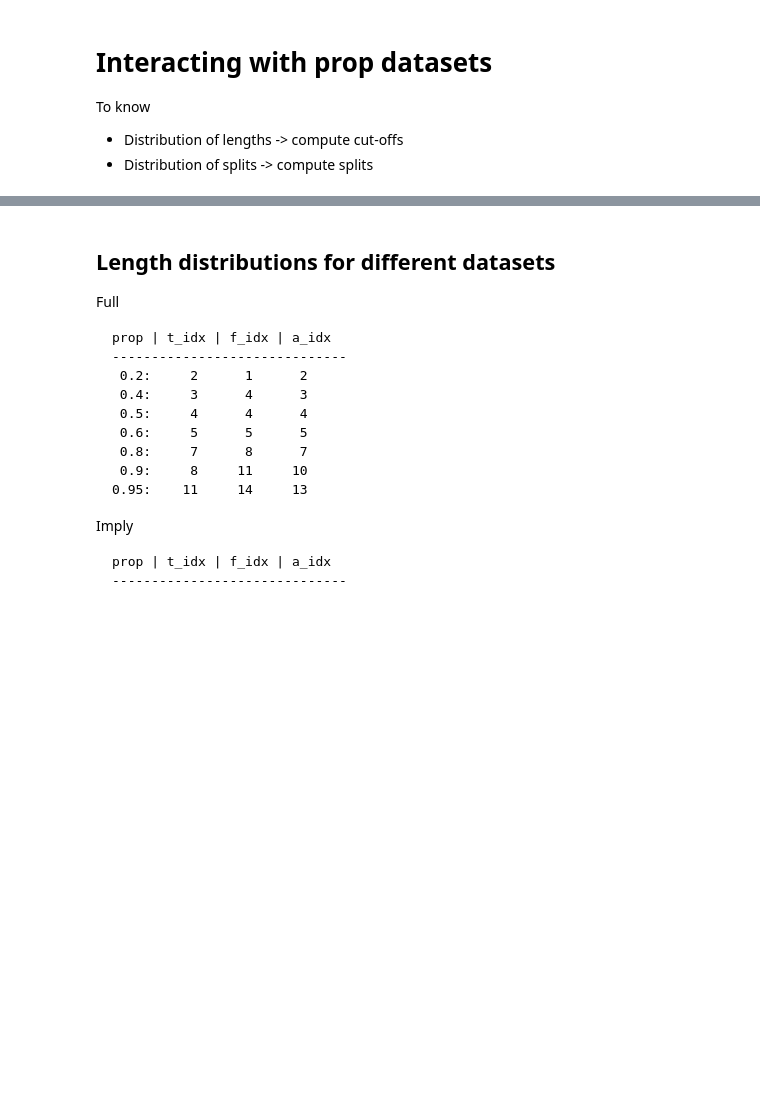
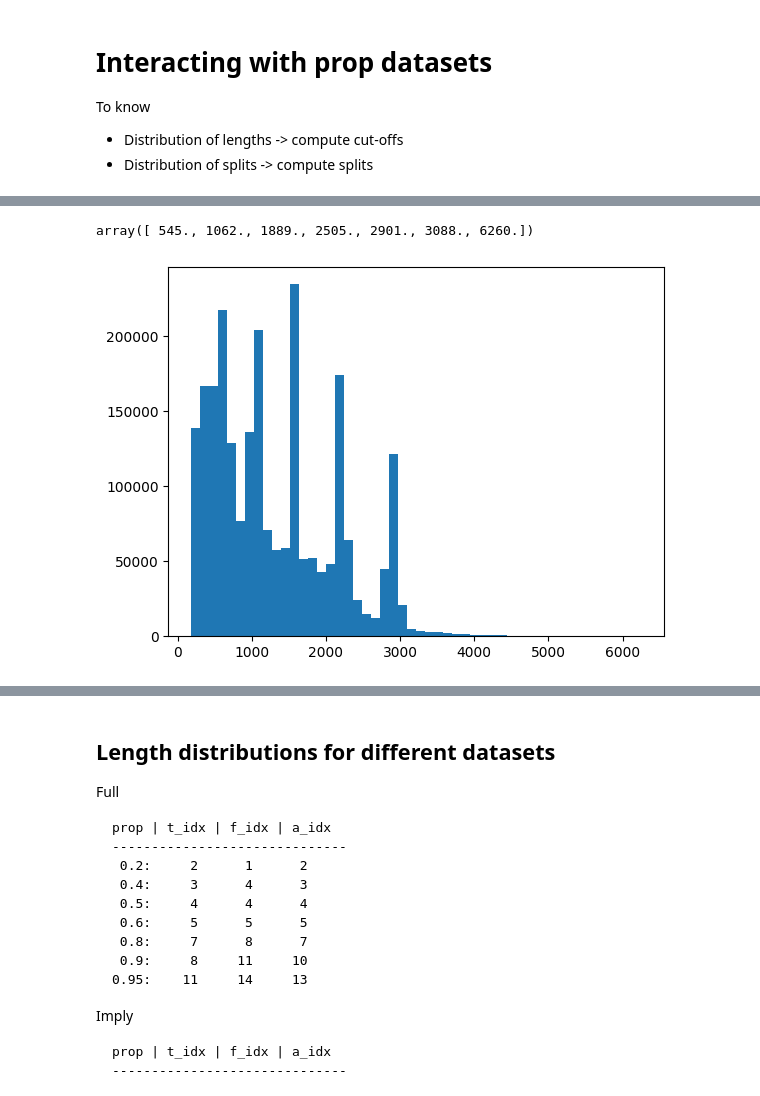
Before and after one commit to wtong98/boule-or-baguette, a Jupyter notebook: task/prop_interact.ipynb, the cells around one changed output, grey strips where cells are left out. Cells and saved outputs as stored; diff of their text form; code cells hidden in the pictures; blank space fills up the shorter version.

```diff
--- a/task/prop_interact.ipynb
+++ b/task/prop_interact.ipynb
@@ -153,4 +168,4 @@ def to_toks(ex):
         'tok_len': len(inp_and_proof_toks['input_ids']),
     }
 
-ds = ds.map(to_toks, batched=False, num_proc=16)
+ds = ds.map(to_toks, batched=False, num_proc=24)
@@ -157,13 +298,31 @@ ds = ds.map(to_toks, batched=False, num_proc=16)
+# %%
+def slice_dataset(ds, start, stop):
+    all_ds = []
+
+    for key in ds.keys():
+        name, i = key.split('_')
+        i = int(i)
+
+        if start <= i < stop:
+            all_ds.append(ds[key].remove_columns('ops'))
+
+    if len(all_ds) == 0:
+        return ds[key].select(range(0))  # empty dataset
+
+    return datasets.concatenate_datasets(all_ds)
+
+train_ds = slice_dataset(ds, 0, 13)
+test_ds = slice_dataset(ds, 13, np.inf)
 # %%
 def get_len(ex):
     return ex['tok_len']
 
-all_lens = []
-for name, sub_ds in ds.items():
-    print(f'info: parsing {name}')
-    with Pool(16) as pool:
-        lens = pool.map(get_len, sub_ds)
-    all_lens.extend(lens)
+with Pool(24) as pool:
+    train_lens = pool.map(get_len, train_ds)
+    test_lens = pool.map(get_len, test_ds)
 # %%
-plt.hist(all_lens, bins=50)
-np.quantile(all_lens, [0.25, 0.5, 0.75, 0.9, 0.95, 0.99])
+plt.hist(train_lens, bins=50)
+np.quantile(train_lens, [0.25, 0.5, 0.75, 0.9, 0.95, 0.99, 1])
+# %% [output]
+array([ 545., 1062., 1889., 2505., 2901., 3088., 6260.])
+[figure, added]
```
Also changed, not shown: parts of 14 cells of this notebook, 3 other files.
